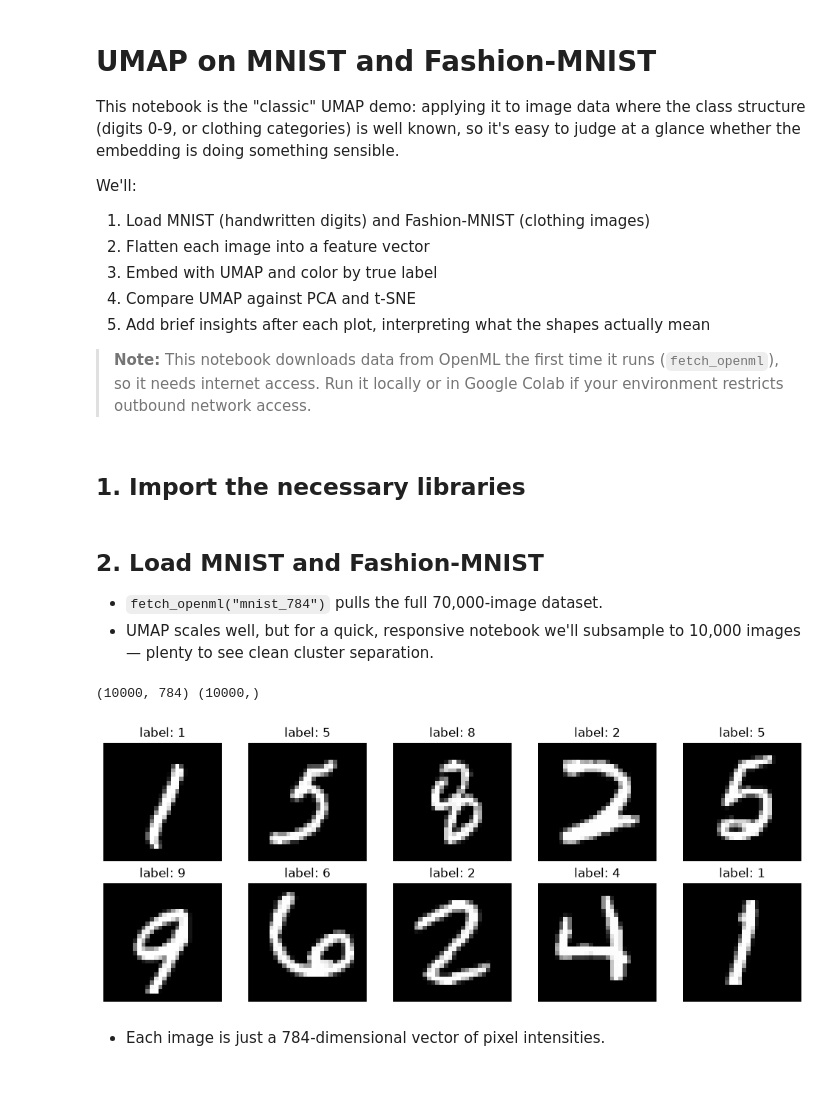
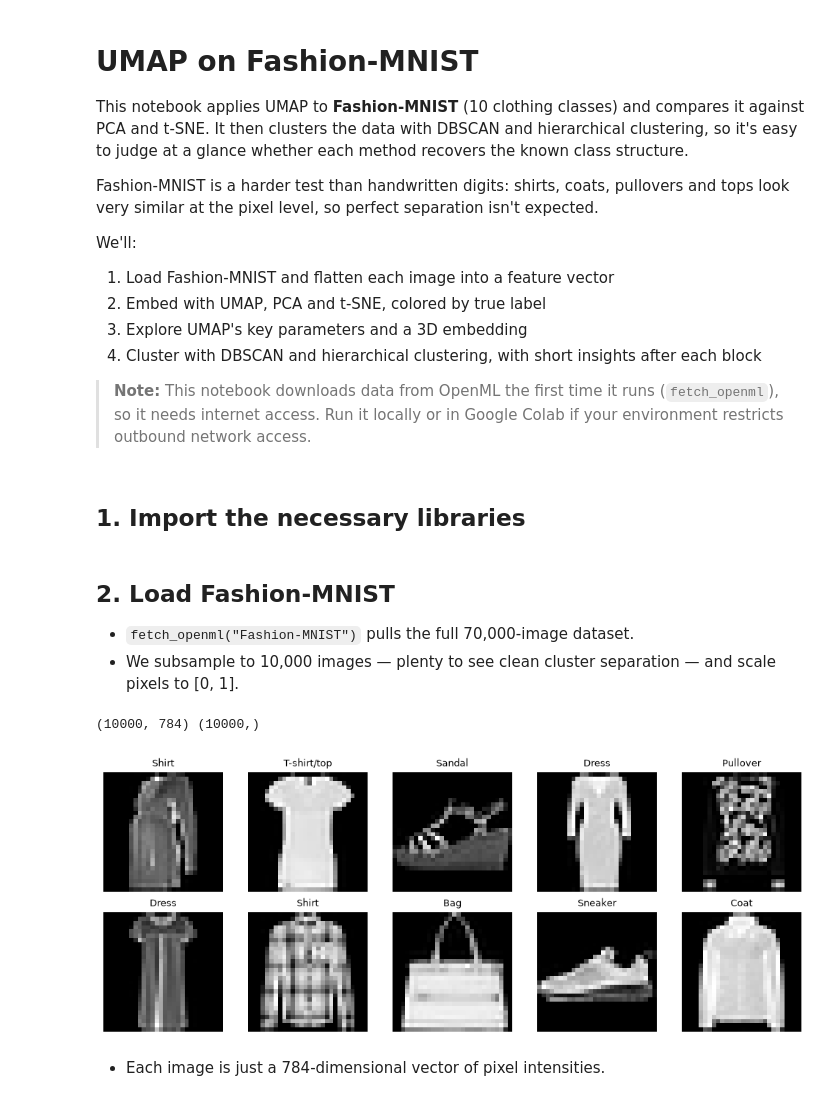
Before and after one commit to WillardDev/Fashion_MNIST_Dataset, a Jupyter notebook: Fashion_MNIST.ipynb, the cells around one changed output. Cells and saved outputs as stored; diff of their text form; code cells hidden in the pictures.

```diff
--- a/Fashion_MNIST.ipynb
+++ b/Fashion_MNIST.ipynb
@@ -1,16 +1,18 @@
 # %% [markdown]
-# UMAP on MNIST and Fashion-MNIST
+# UMAP on Fashion-MNIST
 
-This notebook is the "classic" UMAP demo: applying it to image data where the class
-structure (digits 0-9, or clothing categories) is well known, so it's easy to judge at a
-glance whether the embedding is doing something sensible.
+This notebook applies UMAP to **Fashion-MNIST** (10 clothing classes) and compares it against
+PCA and t-SNE. It then clusters the data with DBSCAN and hierarchical clustering, so it's easy
+to judge at a glance whether each method recovers the known class structure.
+
+Fashion-MNIST is a harder test than handwritten digits: shirts, coats, pullovers and tops look
+very similar at the pixel level, so perfect separation isn't expected.
 
 We'll:
-1. Load MNIST (handwritten digits) and Fashion-MNIST (clothing images)
-2. Flatten each image into a feature vector
-3. Embed with UMAP and color by true label
-4. Compare UMAP against PCA and t-SNE
-5. Add brief insights after each plot, interpreting what the shapes actually mean
+1. Load Fashion-MNIST and flatten each image into a feature vector
+2. Embed with UMAP, PCA and t-SNE, colored by true label
+3. Explore UMAP's key parameters and a 3D embedding
+4. Cluster with DBSCAN and hierarchical clustering, with short insights after each block
 
 > **Note:** This notebook downloads data from OpenML the first time it runs (`fetch_openml`),
 > so it needs internet access. Run it locally or in Google Colab if your environment
@@ -28,9 +30,8 @@ import umap
 
 np.random.seed(42)
 # %% [markdown]
-## 2. Load MNIST and Fashion-MNIST
+## 2. Load Fashion-MNIST
 
-- `fetch_openml("mnist_784")` pulls the full 70,000-image dataset.
-- UMAP scales well, but for a quick, responsive notebook we'll subsample to
-10,000 images — plenty to see clean cluster separation.
+- `fetch_openml("Fashion-MNIST")` pulls the full 70,000-image dataset.
+- We subsample to 10,000 images — plenty to see clean cluster separation — and scale pixels to [0, 1].
 # %%
@@ -49,16 +52,16 @@ print(X_mnist.shape, y_mnist.shape)
 # %% [output]
 (10000, 784) (10000,)
 # %%
-# a few sample digits
+# a few sample images
 fig, axes = plt.subplots(2, 5, figsize=(10, 4))
 for i, ax in enumerate(axes.flat):
-    ax.imshow(X_mnist[i].reshape(28, 28), cmap="gray")
-    ax.set_title(f"label: {y_mnist[i]}")
+    ax.imshow(X_fashion[i].reshape(28, 28), cmap="gray")
+    ax.set_title(class_names[y_fashion[i]], fontsize=9)
     ax.axis("off")
 plt.tight_layout()
 plt.show()
 # %% [output]
-[figure, old version]
+[figure, new version]
 # %% [markdown]
 - Each image is just a 784-dimensional vector of pixel intensities.
 # %% [markdown]
```
Also changed, not shown: parts of 35 cells of this notebook.
